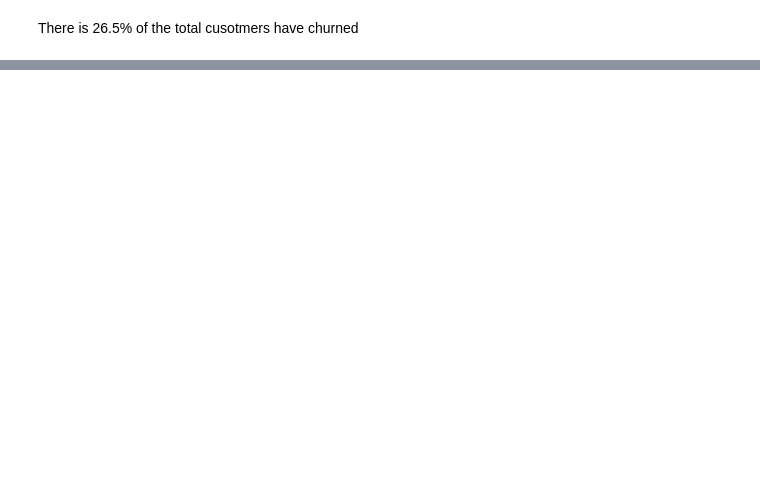
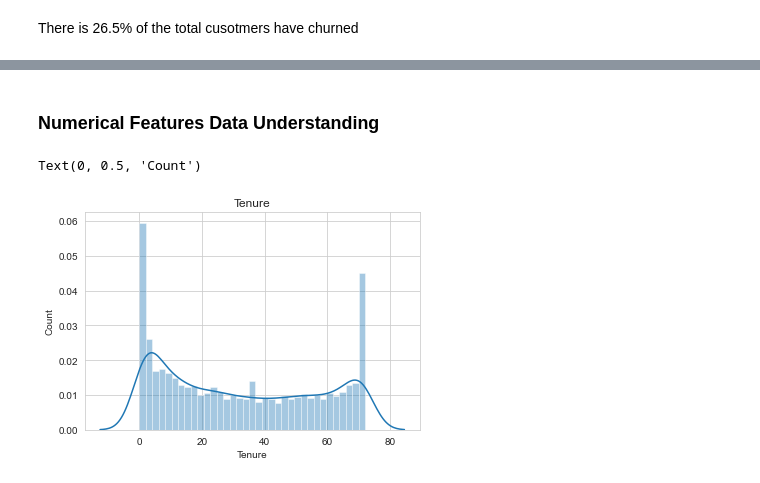
Before and after one commit to weekysui/customer_churn_problem, a Jupyter notebook: customer_churn2/Data understanding.ipynb, the cells around one changed output, grey strips where cells are left out. Drawn from its saved outputs; the diff is of its cells as text; code cells hidden in the pictures; blank space fills up the shorter version.

```diff
--- a/customer_churn2/Data understanding.ipynb
+++ b/customer_churn2/Data understanding.ipynb
@@ -148,0 +162,11 @@ plot_stacked_bar(gender_percent, "Gender",(10,7),legend_="upper right" )
+# %% [markdown]
+### Numerical Features Data Understanding
+# %%
+sns.set_style("whitegrid")
+sns.distplot(train['tenure'], hist = True, bins=35)
+plt.title("Tenure")
+plt.xlabel("Tenure")
+plt.ylabel("Count")
+# %% [output]
+Text(0, 0.5, 'Count')
+[figure, added]
```
Also changed, not shown: parts of 25 cells of this notebook.
